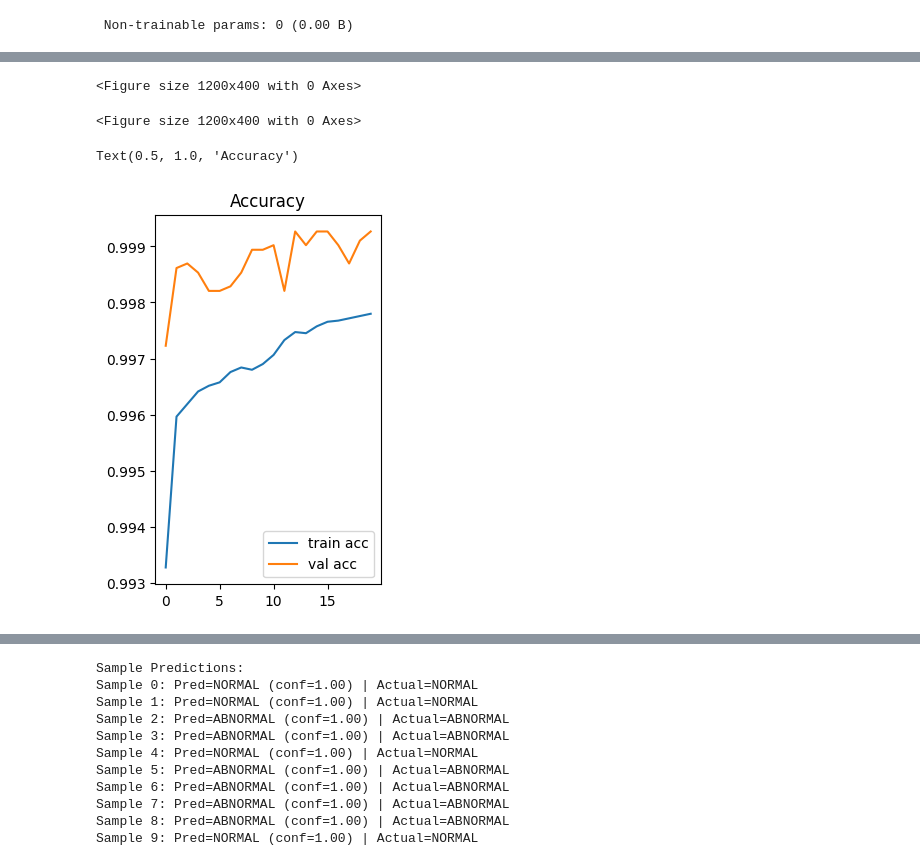
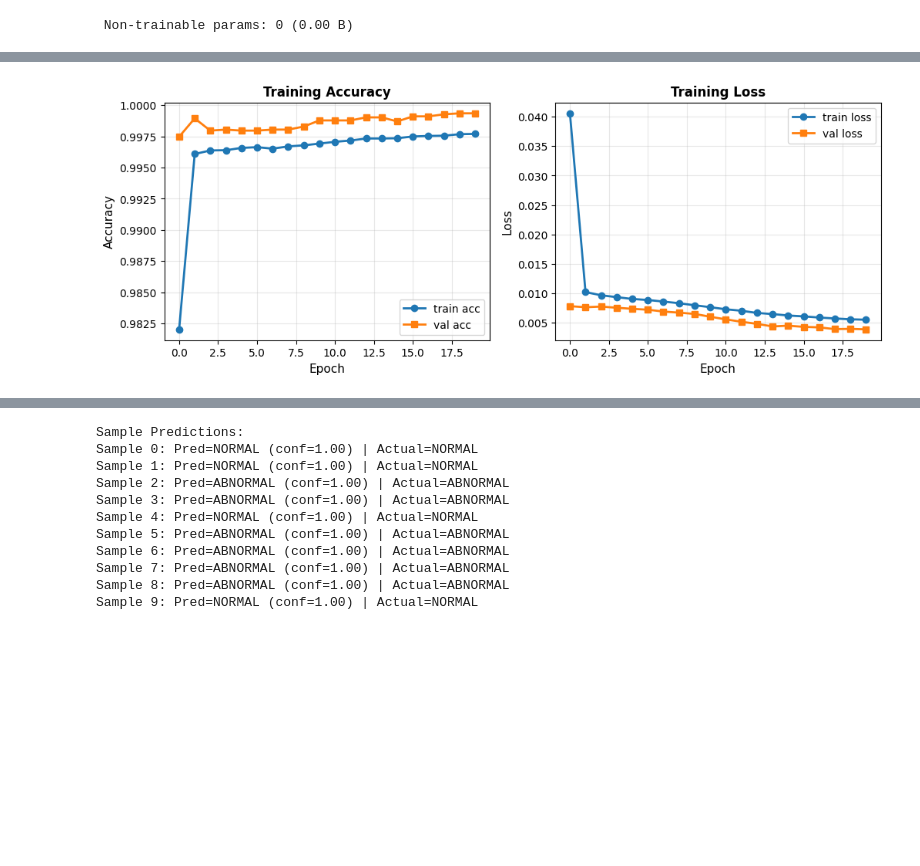
Before and after one commit to pramudithamendis/IOTBDA-Assignment, a Jupyter notebook: notebooks/piyara/Training/Temp_Humidity_TinyML.ipynb, the cells around one changed output, grey strips where cells are left out. Saved outputs shown, nothing was run; the diff lists cells and outputs as text; code cells hidden in the pictures; blank space fills up the shorter version.

Commit message:
fix: update plot saving to resolve empty PNG issue

```diff
--- a/notebooks/piyara/Training/Temp_Humidity_TinyML.ipynb
+++ b/notebooks/piyara/Training/Temp_Humidity_TinyML.ipynb
@@ -144,15 +144,22 @@ Epoch 20/20
-# %%
-# Plot results
-plt.figure(figsize=(12, 4))
-# %% [output]
-<Figure size 1200x400 with 0 Axes>
-<Figure size 1200x400 with 0 Axes>
 # %%
-plt.subplot(1, 2, 1)
-plt.plot(history.history["accuracy"], label="train acc")
-plt.plot(history.history["val_accuracy"], label="val acc")
-plt.legend()
-plt.title("Accuracy")
+fig, (ax1, ax2) = plt.subplots(1, 2, figsize=(12, 4))
+
+# Accuracy plot
+ax1.plot(history.history["accuracy"], label="train acc", marker='o', linewidth=2)
+ax1.plot(history.history["val_accuracy"], label="val acc", marker='s', linewidth=2)
+ax1.set_xlabel('Epoch', fontsize=11)
+ax1.set_ylabel('Accuracy', fontsize=11)
+ax1.set_title('Training Accuracy', fontsize=12, fontweight='bold')
+ax1.legend(fontsize=10)
+ax1.grid(True, alpha=0.3)
+
+# Loss plot
+ax2.plot(history.history["loss"], label="train loss", marker='o', linewidth=2)
+ax2.plot(history.history["val_loss"], label="val loss", marker='s', linewidth=2)
+ax2.set_xlabel('Epoch', fontsize=11)
+ax2.set_ylabel('Loss', fontsize=11)
+ax2.set_title('Training Loss', fontsize=12, fontweight='bold')
+ax2.legend(fontsize=10)
+ax2.grid(True, alpha=0.3)
 # %% [output]
-Text(0.5, 1.0, 'Accuracy')
-[figure, old version]
+[figure, new version]
```
Also changed, not shown: parts of 11 cells of this notebook.
